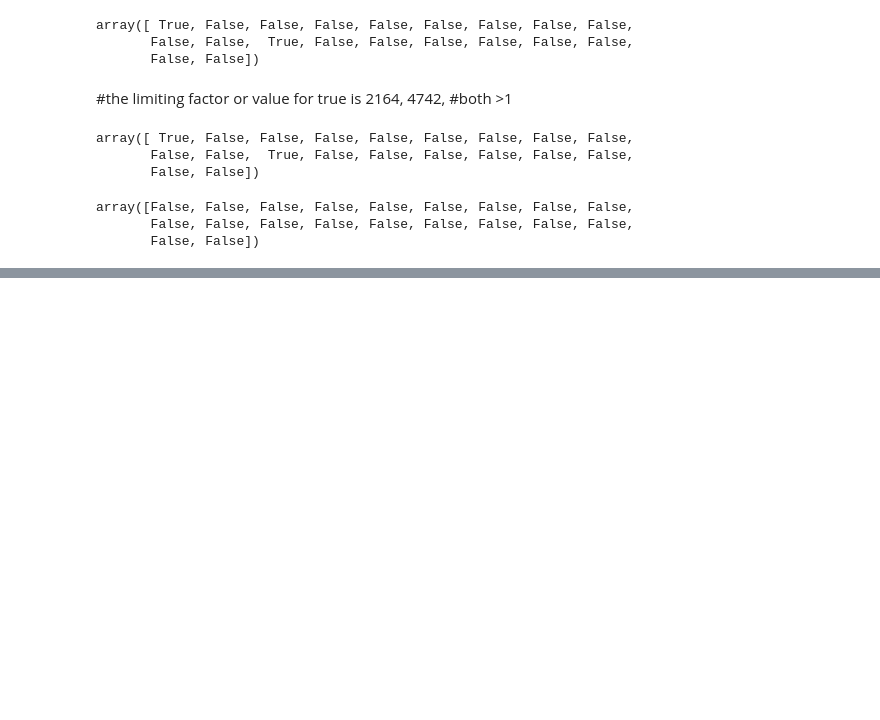
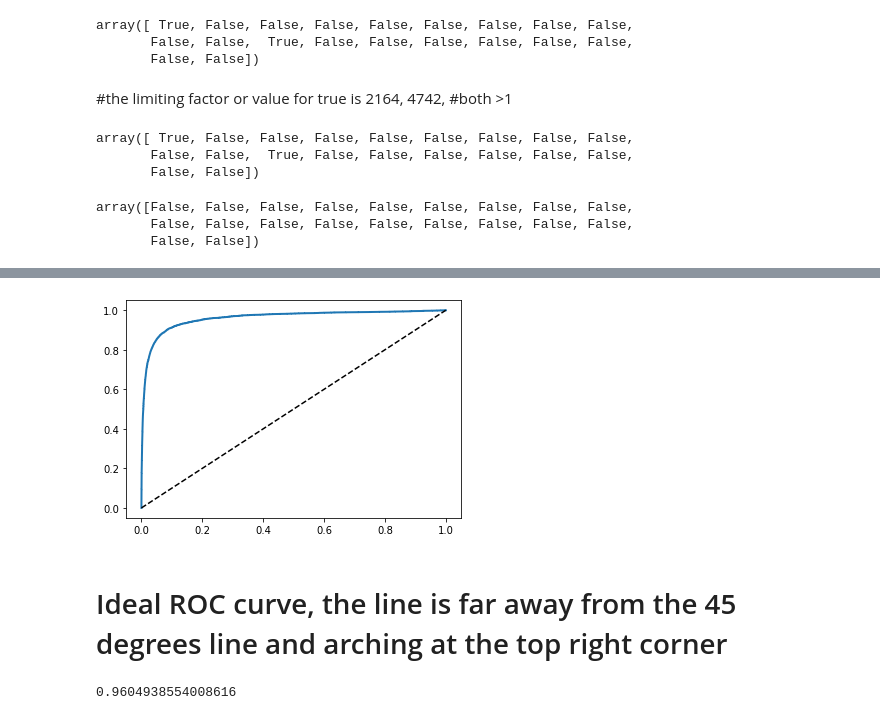
Before and after one commit to Sangram-Rout/ML_Codes, a Jupyter notebook: ML_PATH/Chap3_classification.ipynb, the cells around one changed output, grey strips where cells are left out. Cells and saved outputs as stored; diff of their text form; code cells hidden in the pictures; blank space fills up the shorter version.

Commit message:
classification 06/25

```diff
--- a/ML_PATH/Chap3_classification.ipynb
+++ b/ML_PATH/Chap3_classification.ipynb
@@ -330,0 +450,27 @@ y_scores.size
+# %%
+# ROC| Reciever operating characteristic curve
+# PLOT OF TRUE POSITIVE RATE AND FALSE Positive RATE
+# Right hand column of the matrix
+# FPR: False positive rate
+# TPR: True negative rate
+
+from sklearn.metrics import roc_curve
+fpr,tpr, thresholds = roc_curve(y_train_5, y_scores)
+# ALL roc curves are based upon the true y(classifications vs false classifications)
+# Plotting the FPR vs TPR
+def plot_roc_curve(fpr, tpr, label=None):
+    plt.plot(fpr,tpr,linewidth=2, label=label)
+    plt.plot([0,1],[0,1],'k--')
+    [...]
+plot_roc_curve(fpr,tpr)
+plt.show()
+# %% [output]
+[figure, added]
+# %% [markdown]
+# Ideal ROC curve, the line is far away from the 45 degrees line and arching at the top right corner
+# %%
+from sklearn.metrics import roc_auc_score
+roc_auc_score(y_train_5, y_scores)
+# COMPUTING THE AREA UNDER THE CURVE
+# %% [output]
+0.9604938554008616
```
Also changed, not shown: parts of 32 cells of this notebook.
